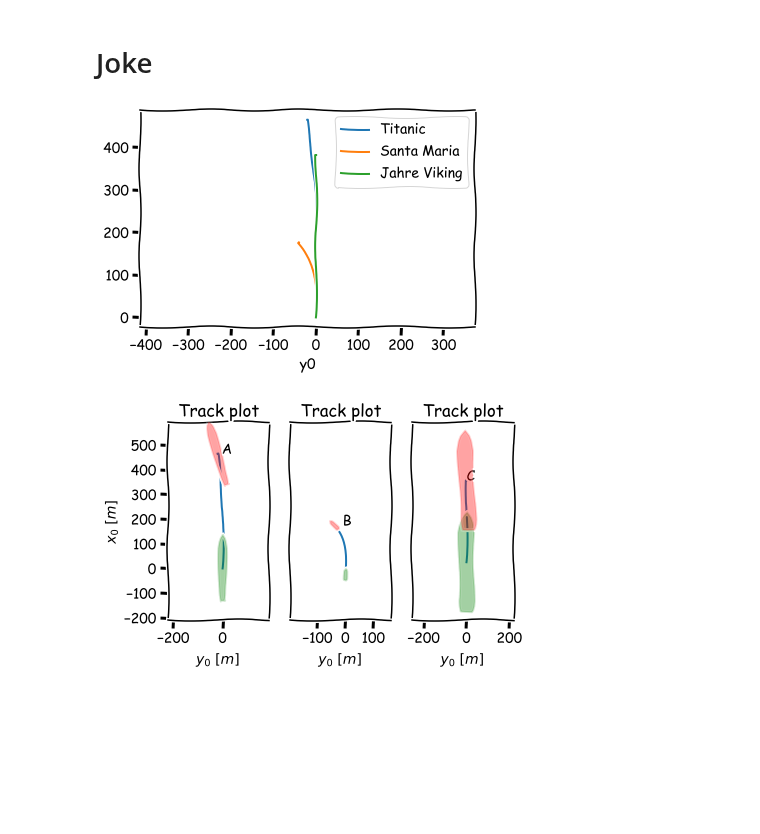
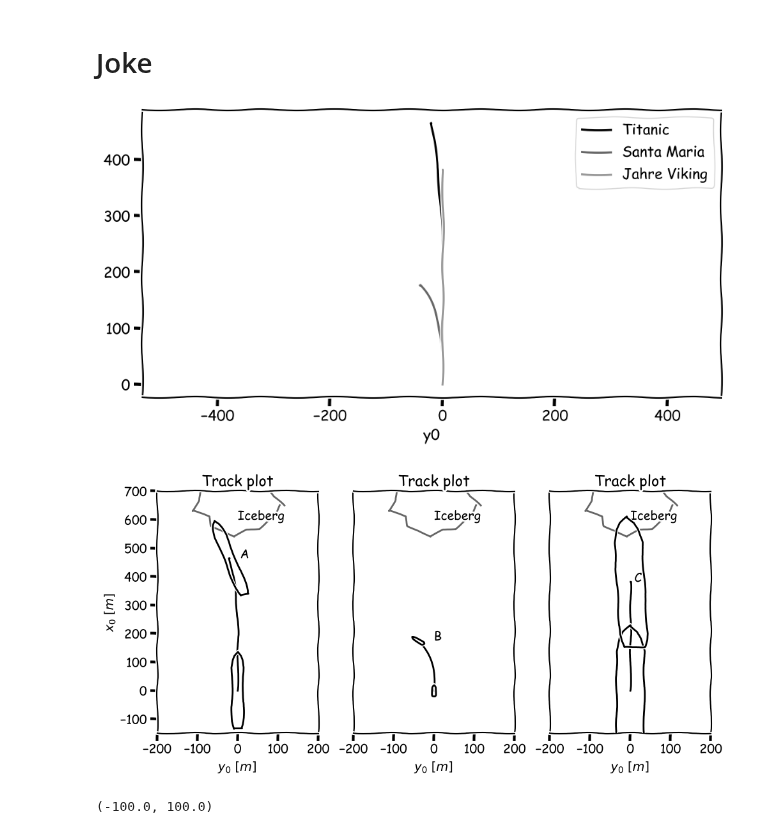
Before and after one commit to martinlarsalbert/VesselManoeuvringModels, a Jupyter notebook: notebooks/30.01_joke.ipynb, the cells around one changed output. Saved outputs shown, nothing was run; the diff lists cells and outputs as text; code cells hidden in the pictures; blank space fills up the shorter version.

```diff
--- a/notebooks/30.01_joke.ipynb
+++ b/notebooks/30.01_joke.ipynb
@@ -1,7 +1,12 @@
 # %% [markdown]
 # Joke
 # %%
+%matplotlib inline
 import matplotlib.pyplot as plt
+plt.style.use('grayscale')
+from pylab import rcParams
+rcParams['figure.figsize'] = 10, 5
+
 import numpy as np
 from vessel_manoeuvring_models.models.vmm_linear import vmm_linear as vmm
 from vessel_manoeuvring_models.models.vmm import ModelSimulator
@@ -152,32 +157,55 @@ with plt.xkcd(randomness=0.5):
         result.plot(x='y0', y='x0', ax=ax, label=f"{key}")
     ax.axis('equal')
 # %% [output]
-[figure, old version]
+[figure, new version]
+# %%
+def plot_iceberg(ax, x0,y0, size=100, **kwargs):
+
+    np.random.seed(1)
+
+    N=20
+    psi = np.linspace(0,2*np.pi, N)
+
+    amplitude = np.random.normal(loc=size,scale=0.1*size, size=N)
+    xs = amplitude*np.cos(psi)
+    ys = amplitude*np.sin(psi)
+
+    ax.plot(x0+xs, y0+ys,**kwargs)
 # %%
-with plt.xkcd(randomness=0.5):
+with plt.xkcd(randomness=0.25):
     # This figure will be in XKCD-style
 
     fig,axes=plt.subplots(ncols=len(results))
     axes = {key:ax for key,ax in zip(results.keys(),axes)}
 
     for i,(key, result) in enumerate(results.items()):
         ax = axes[key]
-        track_plot(df=results[key], lpp=ship_datas[key]['L'], beam=ship_datas[key]['B'] ,label=f"{key}", N=2, ax=ax)
+        track_plot(df=results[key], lpp=ship_datas[key]['L'], beam=ship_datas[key]['B'] ,label=f"{key}", N=2, ax=ax, start_color='darkgrey', stop_color='darkgrey', alpha=1, outline=True)
         ax.legend().set_visible(False)
 
-        ax.text(results[key]['y0'].mean(), results[key]['x0'].iloc[-1], f"{chr(i+97).upper()}")
+        ax.text(0, 600, "Iceberg")
+        plot_iceberg(ax=ax, x0=0, y0=650, size=100)
 
-x_min = np.min([ax.get_xlim()[0] for ax in axes.values()])
-x_max = np.max([ax.get_xlim()[1] for ax in axes.values()])
-y_min = np.min([ax.get_ylim()[0] for ax in axes.values()])
-y_max = np.max([ax.get_ylim()[1] for ax in axes.values()])
+        ax.text(results[key]['y0'].mean(), results[key]['x0'].iloc[-1], f" {chr(i+97).upper()}")
+        ax.set_aspect('auto')
+
+
+
+
+
 for ax in axes.values():
-    ax.set_xlim(x_min, x_max)
-    ax.set_ylim(y_min, y_max)
+    ax.set_xlim((-200,200))
+    ax.set_ylim((-150, 700))
 
 for ax in list(axes.values())[1:]:
     ax.set_yticks([])
     ax.set_ylabel('')
 plt.tight_layout()
+
+fig.savefig("strip_1.pdf")
 # %% [output]
-[figure, old version]
+[figure, new version]
+# %%
+tuple(np.array(ax.get_xlim())/2)
+# %% [output]
+(-100.0, 100.0)
```
Also changed, not shown: parts of 2 cells of this notebook, 2 other files.
